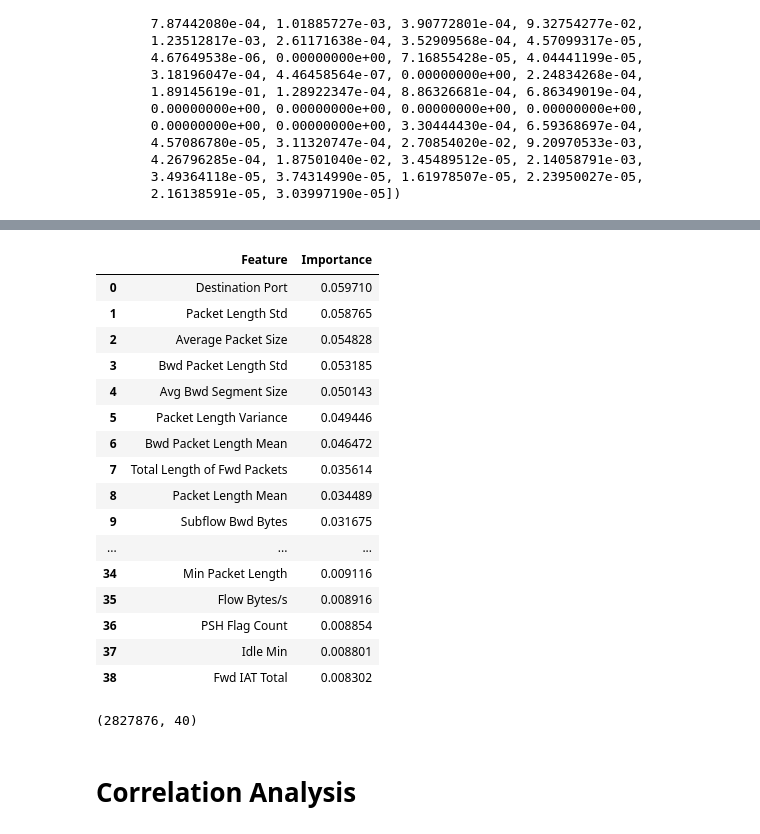
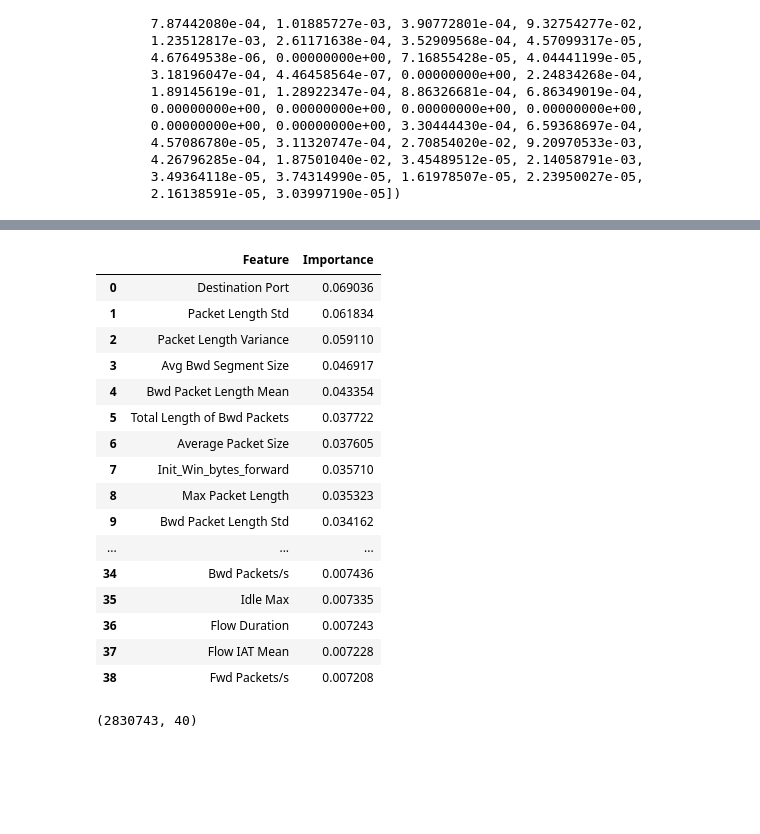
Before and after one commit to NotManigandan/Anomaly-Detection-On-Encrypted-Traffic, a Jupyter notebook: Preprocessing.ipynb, the cells around one changed output, grey strips where cells are left out. Drawn from its saved outputs; the diff is of its cells as text; code cells hidden in the pictures; blank space fills up the shorter version.

```diff
--- a/Preprocessing.ipynb
+++ b/Preprocessing.ipynb
@@ -169,6 +250,6 @@ df.isnull().sum().sum()
 # %%
 # Instead, I found it better to drop rather than replacing them because null values are less than 1% for each class and Duplicates are not dropped
-df.dropna(inplace = True)
+# df.dropna(inplace = True)
 df.isnull().sum().sum()
 # %% [output]
 0
@@ -175,3 +260,8 @@ df.isnull().sum().sum()
+# %%
+duplicate_rows = df[df.duplicated()]
+print(len(duplicate_rows))
+df.drop_duplicates(inplace=True)
+print(df.shape)
 # %%
 total_malicious  = 0
 for i in range(1, len(df.groupby('Label')['Label'].count())):
@@ -182,4 +276,5 @@ print(total_malicious)
 # %%
-temp_class_list = [i for i in df["Label"] if i!="BENIGN"]
+temp_class_list = [i for i in df["Label"] if i!=0]
+# temp_class_list = [i for i in df["Label"] if i!="BENIGN"]
 temp_class_list = [*set(temp_class_list)]
-df.replace(temp_class_list, "MALICIOUS", inplace=True)
+df.replace(temp_class_list, 1, inplace=True)
@@ -253,3 +346,3 @@ y = df["Label"]
 # %%
-# rfc = RandomForestClassifier()
-# rfc.fit(X, y)
+fsm = RandomForestClassifier()
+fsm.fit(X, y)
@@ -342,33 +391,32 @@ array([1.01615685e-01, 1.94272253e-04, 3.04108374e-05, 1.48410718e-05,
 # %%
-feature_importances_df = pd.DataFrame({'Feature': [i for i in df.columns if i != "Label"], 'Importance': rfc.feature_importances_})
+number_feature = 39
+feature_importances_df = pd.DataFrame({'Feature': [i for i in df.columns if i != "Label"], 'Importance': fsm.feature_importances_})
 feature_importances_df = feature_importances_df.sort_values('Importance', ascending=False)
-top_39_features = feature_importances_df.head(39)
-top_39_features = top_39_features.reset_index(drop=True)
-top_39_features
+top_features = feature_importances_df.head(number_feature)
+top_features = top_features.reset_index(drop=True)
+top_features
 # %% [output]
 |  | Feature | Importance |
-| 0 | Destination Port | 0.059710 |
-| 1 | Packet Length Std | 0.058765 |
-| 2 | Average Packet Size | 0.054828 |
-| 3 | Bwd Packet Length Std | 0.053185 |
-| 4 | Avg Bwd Segment Size | 0.050143 |
-| 5 | Packet Length Variance | 0.049446 |
-| 6 | Bwd Packet Length Mean | 0.046472 |
-| 7 | Total Length of Fwd Packets | 0.035614 |
-| 8 | Packet Length Mean | 0.034489 |
-| 9 | Subflow Bwd Bytes | 0.031675 |
+| 0 | Destination Port | 0.069036 |
+| 1 | Packet Length Std | 0.061834 |
+| 2 | Packet Length Variance | 0.059110 |
+| 3 | Avg Bwd Segment Size | 0.046917 |
+| 4 | Bwd Packet Length Mean | 0.043354 |
+| 5 | Total Length of Bwd Packets | 0.037722 |
+| 6 | Average Packet Size | 0.037605 |
+| 7 | Init_Win_bytes_forward | 0.035710 |
+| 8 | Max Packet Length | 0.035323 |
+| 9 | Bwd Packet Length Std | 0.034162 |
 | ... | ... | ... |
-| 34 | Min Packet Length | 0.009116 |
-| 35 | Flow Bytes/s | 0.008916 |
-| 36 | PSH Flag Count | 0.008854 |
-| 37 | Idle Min | 0.008801 |
-| 38 | Fwd IAT Total | 0.008302 |
+| 34 | Bwd Packets/s | 0.007436 |
+| 35 | Idle Max | 0.007335 |
+| 36 | Flow Duration | 0.007243 |
+| 37 | Flow IAT Mean | 0.007228 |
+| 38 | Fwd Packets/s | 0.007208 |
 # %%
-top_feature_names = top_39_features['Feature'].tolist()
+top_feature_names = top_features['Feature'].tolist()
 top_feature_names.append("Label")
 top_feature_df = df[top_feature_names]
 print(top_feature_df.shape)
 # %% [output]
-(2827876, 40)
+(2830743, 40)
-# %% [markdown]
-# Correlation Analysis
```
Also changed, not shown: parts of 73 cells of this notebook.
